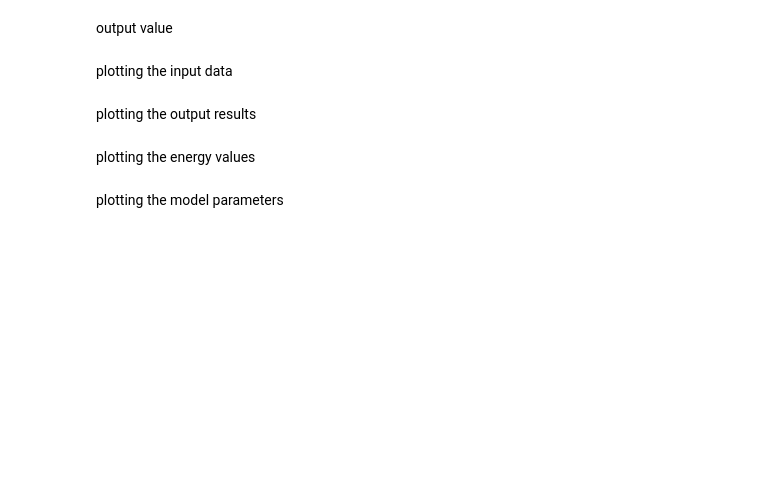
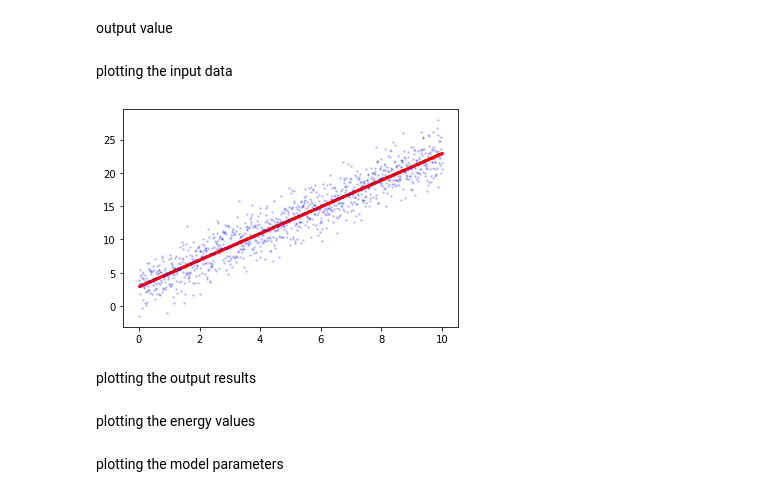
Before and after one commit to wseungjin/class-MachineLearning, a Jupyter notebook: 02/assignment02.ipynb, the cells around one changed output. Cells and saved outputs as stored; diff of their text form; code cells hidden in the pictures; blank space fills up the shorter version.

```diff
--- a/02/assignment02.ipynb
+++ b/02/assignment02.ipynb
@@ -22,8 +13,22 @@ new_y=np.zeros((10000,1))
 # %% [markdown]
 make input and generate noise value
+# %%
+leng = 10 # [0,10]
+datanum= leng * 100#트레인 데이터 갯수
+
+epoch =10000
+
+
+loss_Array=np.zeros((epoch,1))
+W_Array=np.zeros((epoch,1))
+B_Array=np.zeros((epoch,1))
+
+x_=np.zeros((datanum,1))
+y_=np.zeros((datanum,1))
+noise_y=np.zeros((datanum,1))
+new_y=np.zeros((datanum,1))
 # %%
-leng = 100 # [0,100]
-datanum= leng * 100#트레인 데이터 갯수
+
 
 origin_W = 2
 origin_B = 3
@@ -31,7 +36,7 @@ origin_B = 3
 
 for i in range(datanum):
     x_[i]=i*leng/datanum
-    y_[i]=origin_W*x[i]+origin_B
-    noise_y[i]=np.random.normal(y_[i],1)
+    y_[i]=origin_W*x_[i]+origin_B
+    noise_y[i]=np.random.normal(y_[i],2)
 # %% [markdown]
 training
@@ -48,6 +88,12 @@ for iter in range(10000):
 output value
 # %% [markdown]
 plotting the input data
+# %%
+plt.scatter(x_,y_ ,c="r",s=2)#train loss
+plt.scatter(x_,noise_y ,c="b",s=2,alpha=0.2 )#test loss
+plt.show()
+# %% [output]
+[figure, added]
 # %% [markdown]
 plotting the output results
 # %% [markdown]
```
Also changed, not shown: parts of 3 cells of this notebook.
